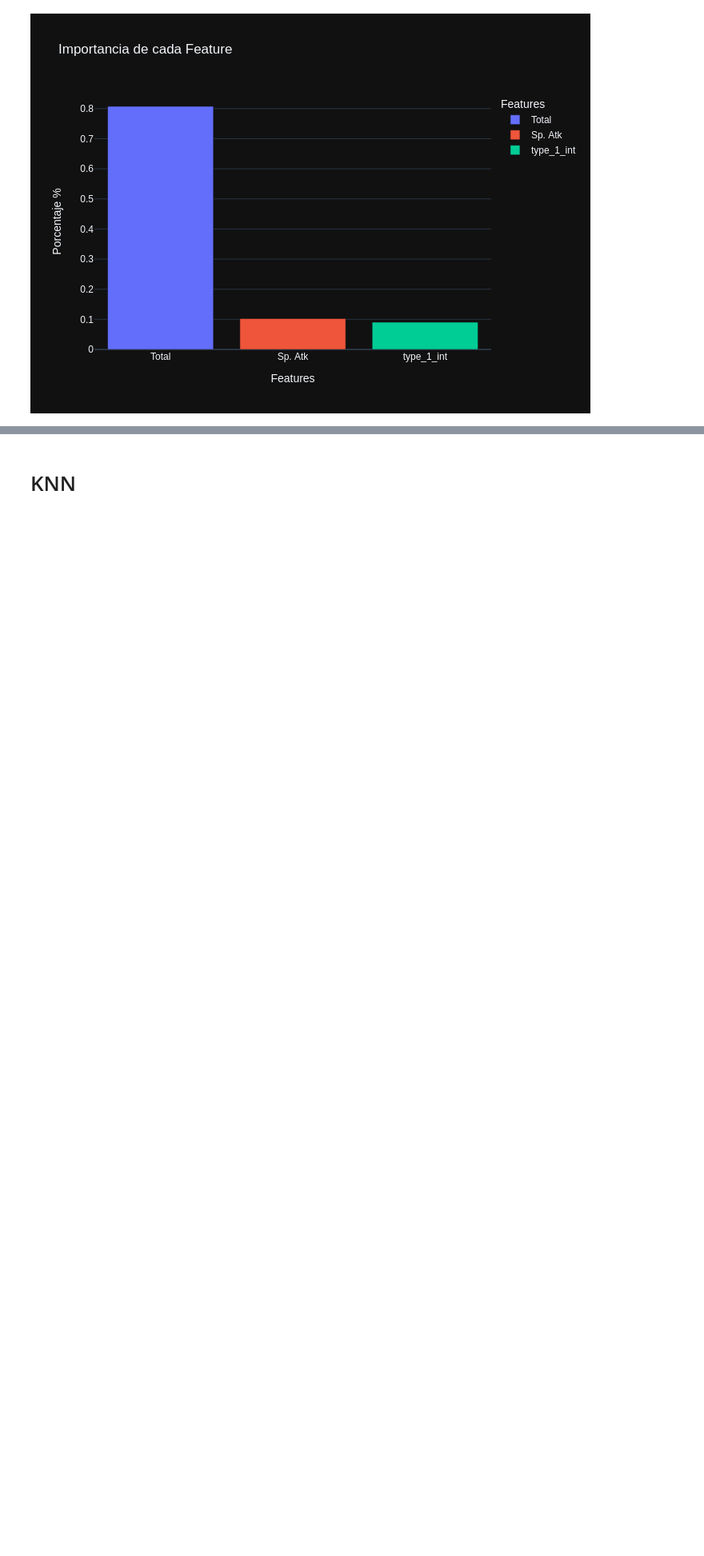
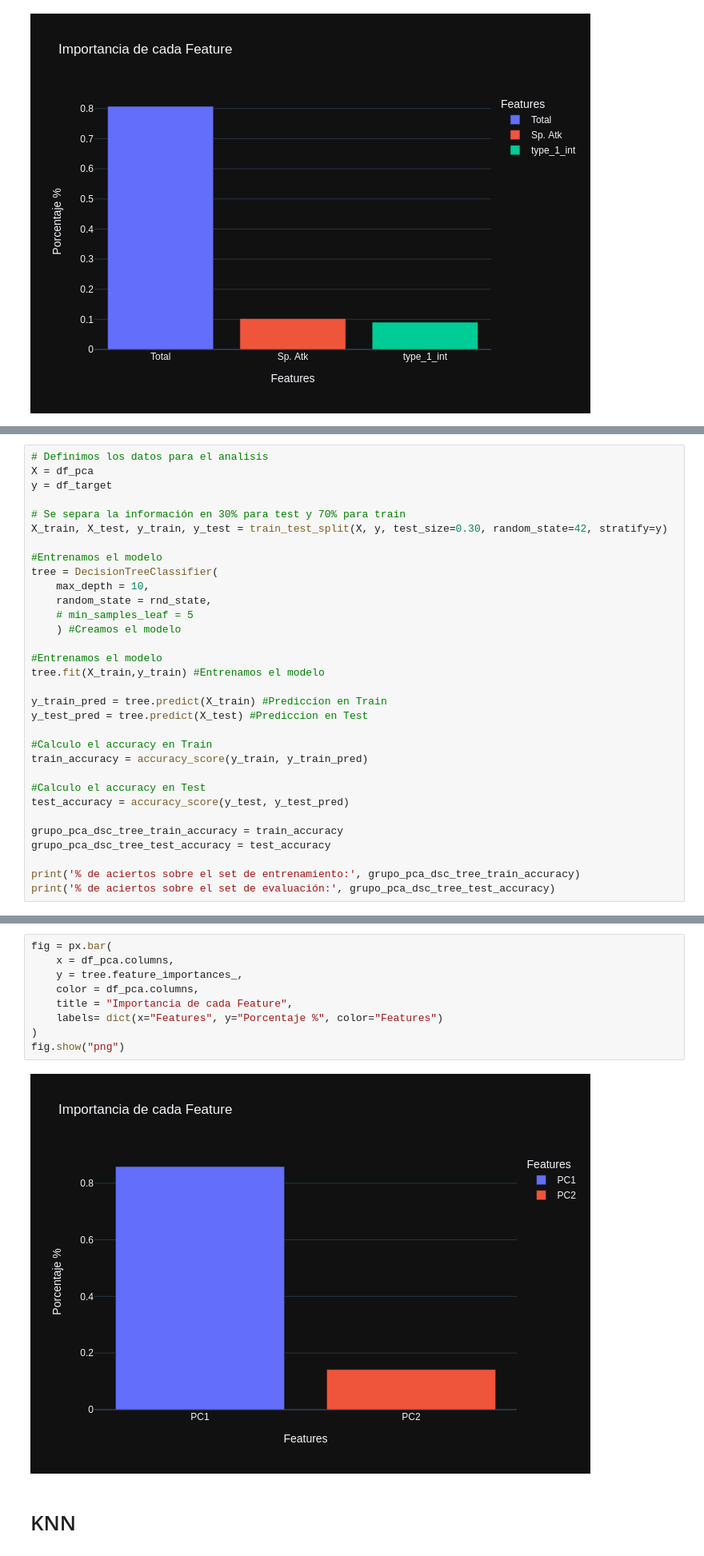
Before and after one commit to gdarias1987/Datascients-Coderhouse, a Jupyter notebook: Entrega1Arias.ipynb, the cells around one changed output, grey strips where cells are left out. Shown at 80% size. Cells and saved outputs as stored; diff of their text form; blank space fills up the shorter version.

```diff
--- a/Entrega1Arias.ipynb
+++ b/Entrega1Arias.ipynb
@@ -770,0 +812,32 @@ fig.show("png")
+# %%
+# Definimos los datos para el analisis
+X = df_pca
+y = df_target
+
+# Se separa la información en 30% para test y 70% para train
+X_train, X_test, y_train, y_test = train_test_split(X, y, test_size=0.30, random_state=42, stratify=y)
+
+#Entrenamos el modelo
+tree = DecisionTreeClassifier(
+    max_depth = 10,
+    random_state = rnd_state,
+    # min_samples_leaf = 5
+    ) #Creamos el modelo
+
+#Entrenamos el modelo
+tree.fit(X_train,y_train) #Entrenamos el modelo
+
+y_train_pred = tree.predict(X_train) #Prediccion en Train
+y_test_pred = tree.predict(X_test) #Prediccion en Test
+
+#Calculo el accuracy en Train
+train_accuracy = accuracy_score(y_train, y_train_pred)
+
+#Calculo el accuracy en Test
+test_accuracy = accuracy_score(y_test, y_test_pred)
+
+grupo_pca_dsc_tree_train_accuracy = train_accuracy
+grupo_pca_dsc_tree_test_accuracy = test_accuracy
+
+print('% de aciertos sobre el set de entrenamiento:', grupo_pca_dsc_tree_train_accuracy)
+print('% de aciertos sobre el set de evaluación:', grupo_pca_dsc_tree_test_accuracy)
@@ -771,3 +847,14 @@ fig.show("png")
+# %%
+fig = px.bar(
+    x = df_pca.columns,
+    y = tree.feature_importances_,
+    color = df_pca.columns,
+    title = "Importancia de cada Feature",
+    labels= dict(x="Features", y="Porcentaje %", color="Features")
+)
+fig.show("png")
+# %% [output]
+[figure, added]
 # %% [markdown]
 # KNN
 # %%
```
Also changed, not shown: parts of 27 cells of this notebook.
